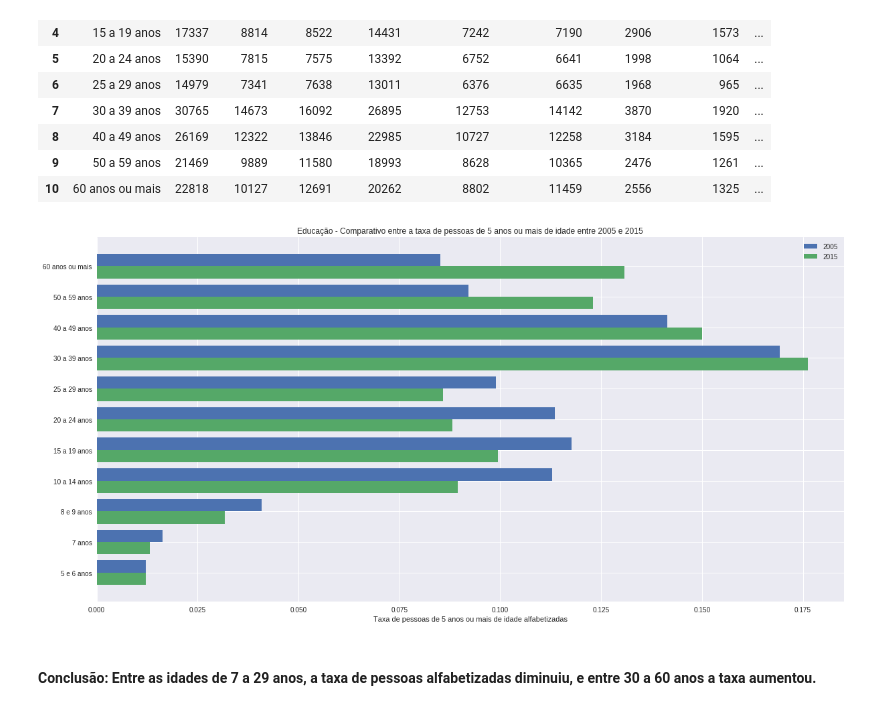
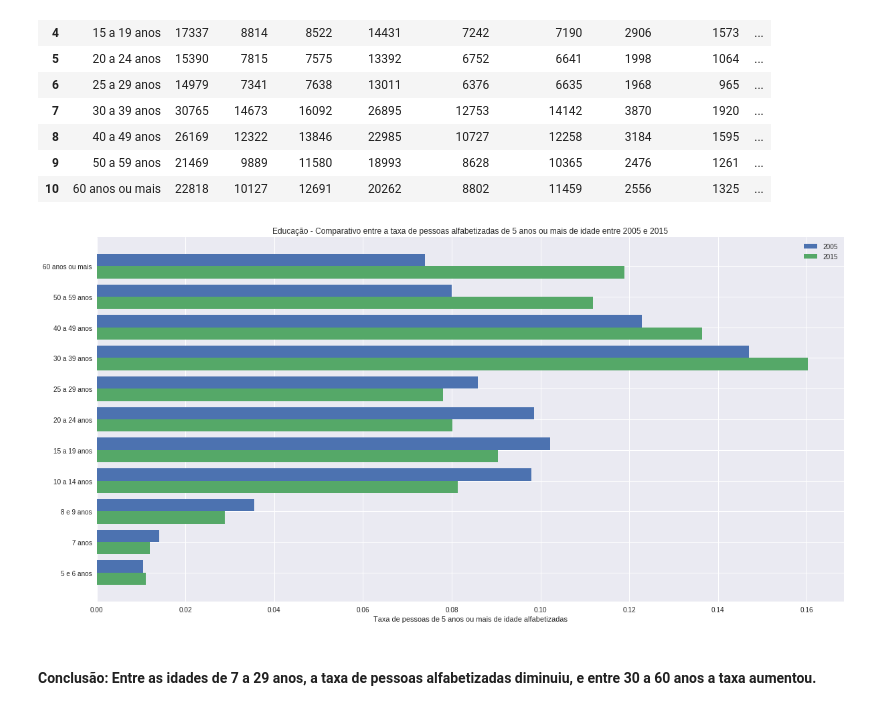
Before and after one commit to tentativafc/fiap, a Jupyter notebook: estatistica/trabalho1/Dados Educacao e Trabalho.ipynb, the cells around one changed output. Drawn from its saved outputs; the diff is of its cells as text; code cells hidden in the pictures.

Commit message:
Fim analise de educação

```diff
--- a/estatistica/trabalho1/Dados Educacao e Trabalho.ipynb
+++ b/estatistica/trabalho1/Dados Educacao e Trabalho.ipynb
@@ -131,25 +131,25 @@ df_alfabetizados_2015_df.head(100)
 # %%
 desc_cols = ['2005', '2015']
 
-df_alfabetizados_2005_df['Total_NORM'] = df_alfabetizados_2005_df['Total'] / df_alfabetizados_2005_df['Total'].sum()
-df_alfabetizados_2015_df['Total_NORM'] = df_alfabetizados_2015_df['Total'] / df_alfabetizados_2015_df['Total'].sum()
+df_alfabetizados_2005_df['Total_NORM'] = df_alfabetizados_2005_df['Total'] / dados_educacao_2005_df['Total'].sum()
+df_alfabetizados_2015_df['Total_NORM'] = df_alfabetizados_2015_df['Total'] / dados_educacao_2015_df['Total'].sum()
 
 height1 = df_alfabetizados_2005_df['Total_NORM']
 height2 = df_alfabetizados_2015_df['Total_NORM']
 
 bars = dados_educacao_2005_df['Classes']
 y_pos = np.arange(len(bars))
 plt.figure(figsize=(20, 10))
 height = 0.4
 plt.yticks(y_pos - height /2, bars)
 p1 = plt.barh(y_pos, height1, height=height)
 p2 = plt.barh(y_pos - height, height2, height=height)
 plt.legend((p1[0], p2[0]), desc_cols)
 
 plt.xlabel('Taxa de pessoas de 5 anos ou mais de idade alfabetizadas')
-plt.title('Educação - Comparativo entre a taxa de pessoas de 5 anos ou mais de idade entre 2005 e 2015')
+plt.title('Educação - Comparativo entre a taxa de pessoas alfabetizadas de 5 anos ou mais de idade entre 2005 e 2015')
 plt.show()
 # %% [output]
-[figure, old version]
+[figure, new version]
 # %% [markdown]
 #### Conclusão: Entre as idades de 7 a 29 anos, a taxa de pessoas alfabetizadas diminuiu, e entre 30 a 60 anos a taxa aumentou.
```
Also changed, not shown: parts of 5 cells of this notebook.
